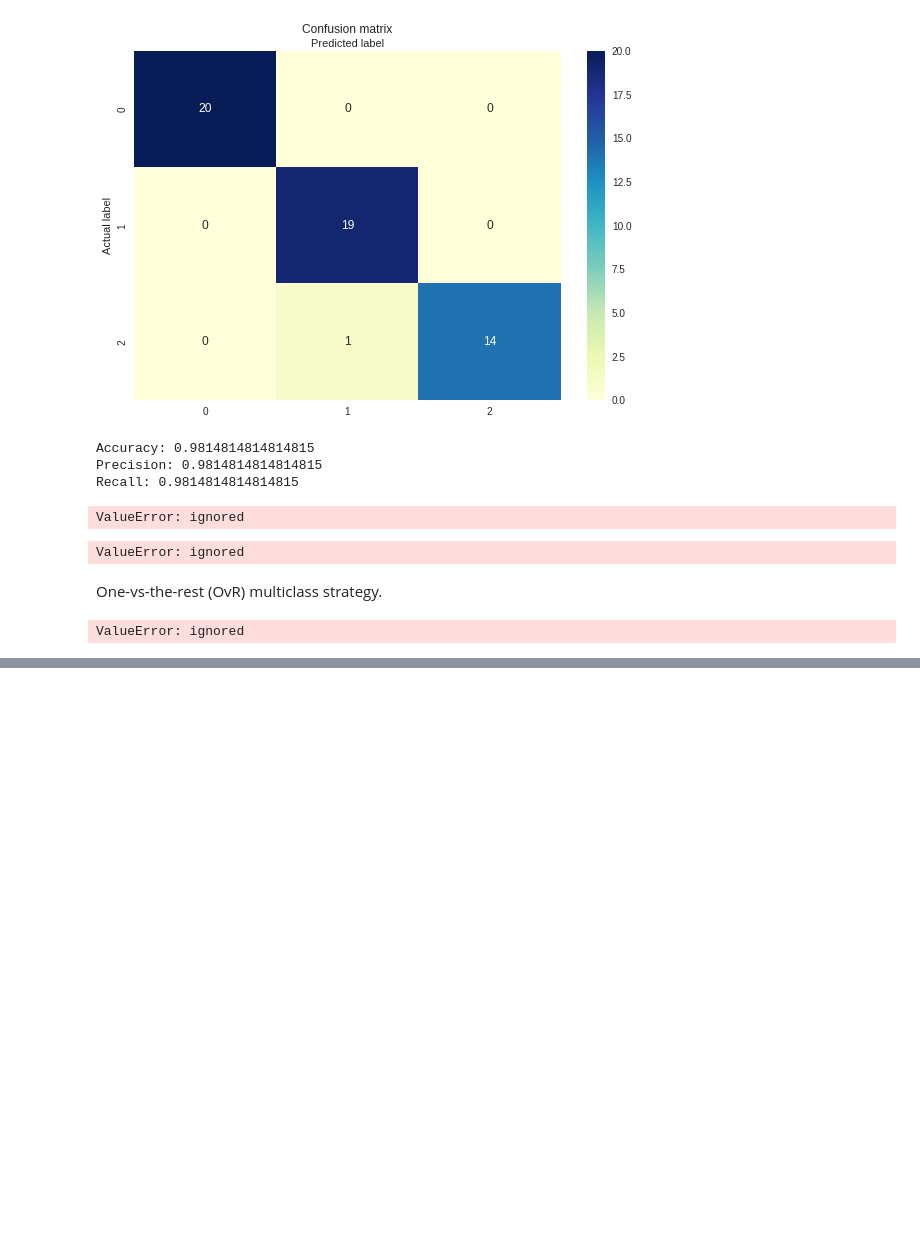
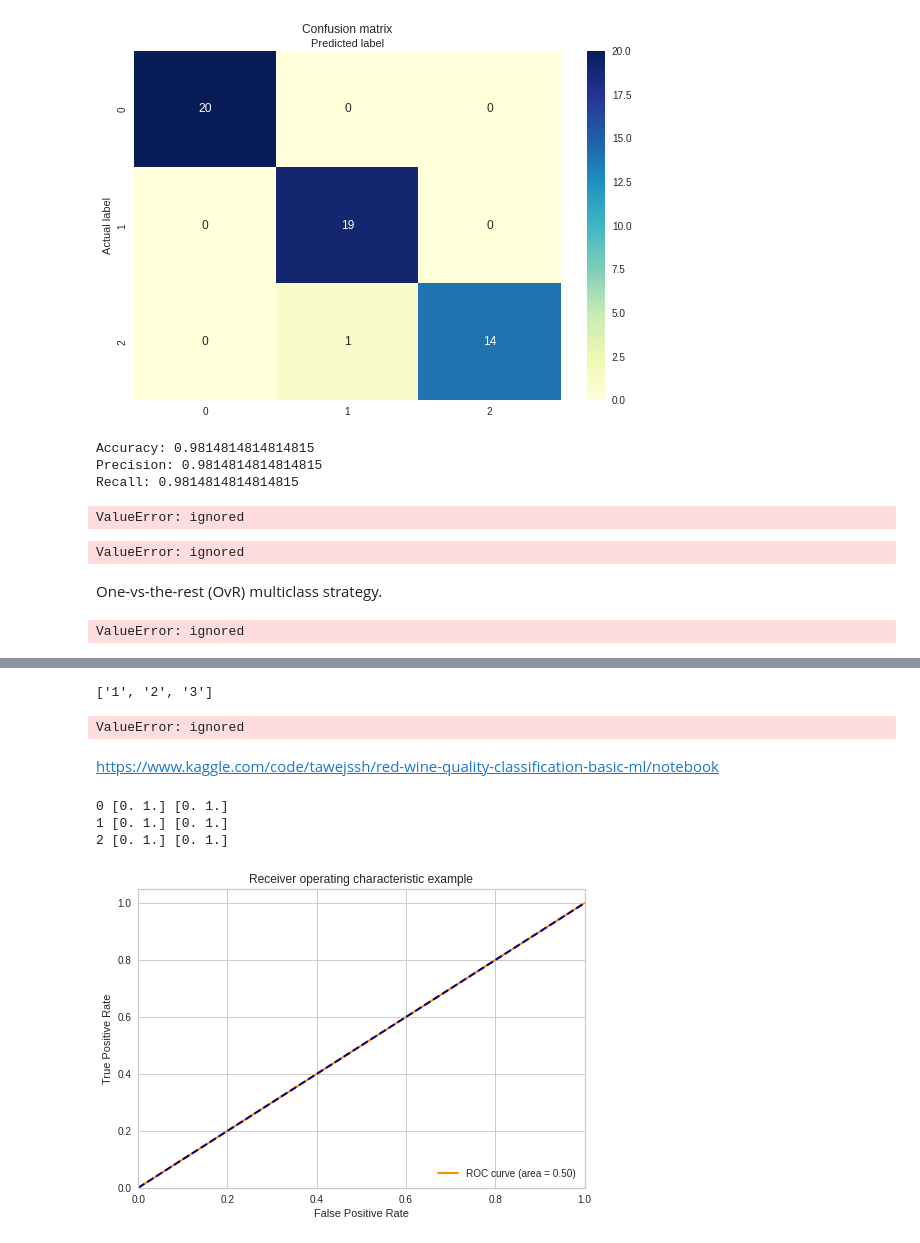
Before and after one commit to JMML2021/Sprint-7.-Algoritmes-d-aprenentatge-supervisat-Classificaci-, a Jupyter notebook: Sprint_7_Algoritmes_d’aprenentatge_supervisat_Classificacio.ipynb, the cells around one changed output, grey strips where cells are left out. Drawn from its saved outputs; the diff is of its cells as text; code cells hidden in the pictures; blank space fills up the shorter version.

```diff
--- a/Sprint_7_Algoritmes_d’aprenentatge_supervisat_Classificacio.ipynb
+++ b/Sprint_7_Algoritmes_d’aprenentatge_supervisat_Classificacio.ipynb
@@ -797,0 +861,53 @@ ValueError: ignored
+# %%
+r_aucc = roc_auc_score(y_test, lr_probs, multi_class='ovr')
+
+classes_q = sorted(np.unique(y_test))
+classes_q
+print(classes_q)
+#lr_fpr, lr_tpr, thresholds= roc_curve(y_test[0], lr_probs, pos_label=classes_q)
+# %% [output]
+['1', '2', '3']
+ValueError: ignored
+# %% [markdown]
+https://www.kaggle.com/code/tawejssh/red-wine-quality-classification-basic-ml/notebook
+# %%
+#For ROC curves we have to binarize lables
+
+from sklearn.metrics import classification_report, roc_curve, roc_auc_score, auc, precision_score, recall_score, f1_score, confusion_matrix
+
+
+y_test_bin = label_binarize(y_test, classes=classes_q)
+y_pred_bin = label_binarize(y_pred, classes=classes_q)
+#Compute ROC curve and ROC area for each class
+fpr = dict()
+tpr = dict()
+roc_auc = dict()
+
+for i in range(len(classes_q)):
+    fpr[i], tpr[i], _ = roc_curve(y_test_bin[:, i], y_pred_bin[:, i])
+    roc_auc[i] = auc(fpr[i], tpr[i])
+
+    print(i, fpr[i], tpr[i])
+
+# Compute micro-average ROC curve and ROC area
+fpr["micro"], tpr["micro"], _ = roc_curve(y_test_bin.ravel(), y_pred_bin.ravel())
+roc_auc["micro"] = auc(fpr["micro"], tpr["micro"])
+# %% [output]
+0 [0. 1.] [0. 1.]
+1 [0. 1.] [0. 1.]
+2 [0. 1.] [0. 1.]
+# %%
+#ROC for a specific class
+lw = 2
+plt.plot(fpr[2], tpr[2], color='darkorange',
+         lw=lw, label='ROC curve (area = %0.2f)' % roc_auc[2])
+plt.plot([0, 1], [0, 1], color='navy', lw=lw, linestyle='--')
+plt.xlim([0.0, 1.0])
+plt.ylim([0.0, 1.05])
+plt.xlabel('False Positive Rate')
+plt.ylabel('True Positive Rate')
+plt.title('Receiver operating characteristic example')
+plt.legend(loc="lower right")
+plt.show()
+# %% [output]
+[figure, added]
```
Also changed, not shown: parts of 4 cells of this notebook.
